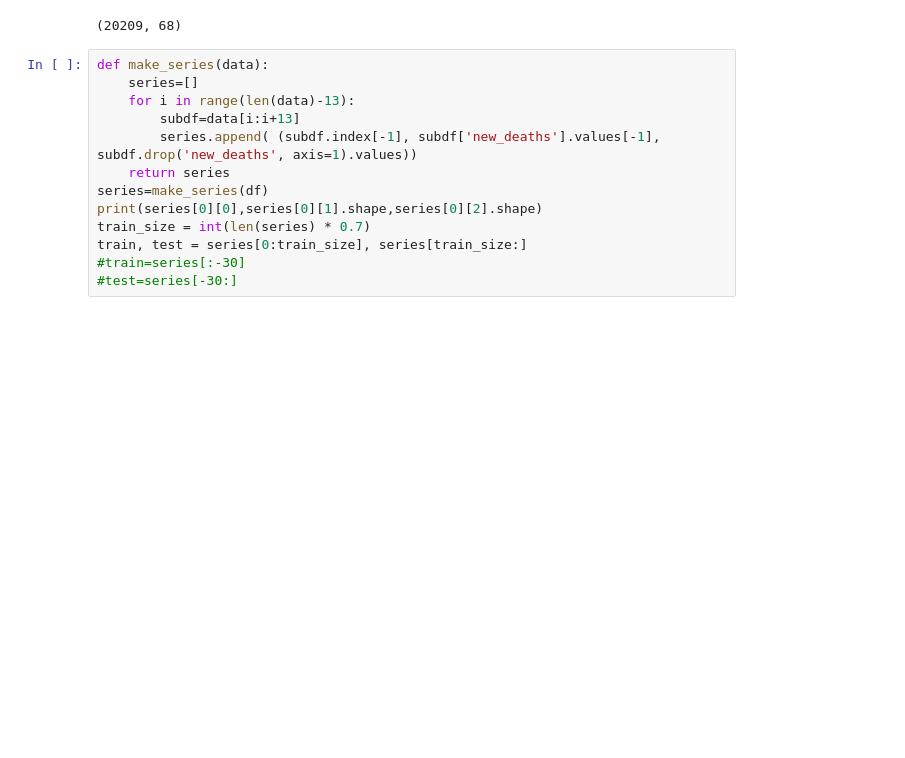
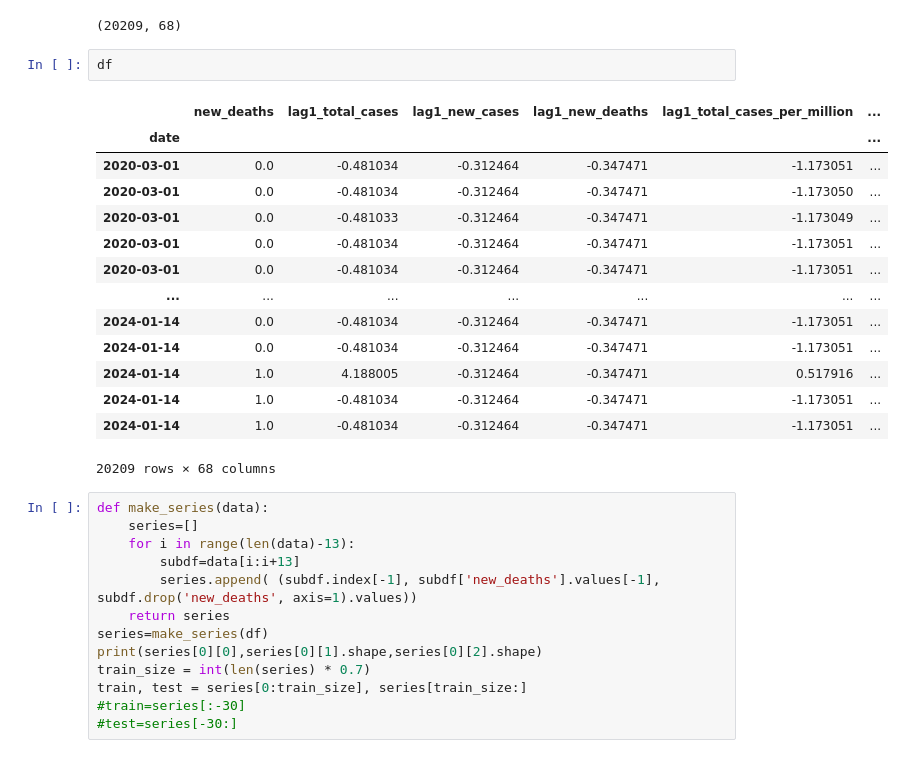
Before and after one commit to y-ginther/DS-Capstone, a Jupyter notebook: LSTM_c.ipynb, the cells around one changed output. Saved outputs shown, nothing was run; the diff lists cells and outputs as text; blank space fills up the shorter version.

```diff
--- a/LSTM_c.ipynb
+++ b/LSTM_c.ipynb
@@ -80,6 +83,23 @@ df=normalize(df)
 df.shape
 # %% [output]
 (20209, 68)
+# %%
+df
+# %% [output]
+|  | new_deaths | lag1_total_cases | lag1_new_cases | lag1_new_deaths | lag1_total_cases_per_million | ... |
+| date |  |  |  |  |  | ... |
+| 2020-03-01 | 0.0 | -0.481034 | -0.312464 | -0.347471 | -1.173051 | ... |
+| 2020-03-01 | 0.0 | -0.481034 | -0.312464 | -0.347471 | -1.173050 | ... |
+| 2020-03-01 | 0.0 | -0.481033 | -0.312464 | -0.347471 | -1.173049 | ... |
+| 2020-03-01 | 0.0 | -0.481034 | -0.312464 | -0.347471 | -1.173051 | ... |
+| 2020-03-01 | 0.0 | -0.481034 | -0.312464 | -0.347471 | -1.173051 | ... |
+| ... | ... | ... | ... | ... | ... | ... |
+| 2024-01-14 | 0.0 | -0.481034 | -0.312464 | -0.347471 | -1.173051 | ... |
+| 2024-01-14 | 0.0 | -0.481034 | -0.312464 | -0.347471 | -1.173051 | ... |
+| 2024-01-14 | 1.0 | 4.188005 | -0.312464 | -0.347471 | 0.517916 | ... |
+| 2024-01-14 | 1.0 | -0.481034 | -0.312464 | -0.347471 | -1.173051 | ... |
+| 2024-01-14 | 1.0 | -0.481034 | -0.312464 | -0.347471 | -1.173051 | ... |
+20209 rows × 68 columns
 # %%
 def make_series(data):
     series=[]
```
Also changed, not shown: parts of 5 cells of this notebook, 1 other file.
